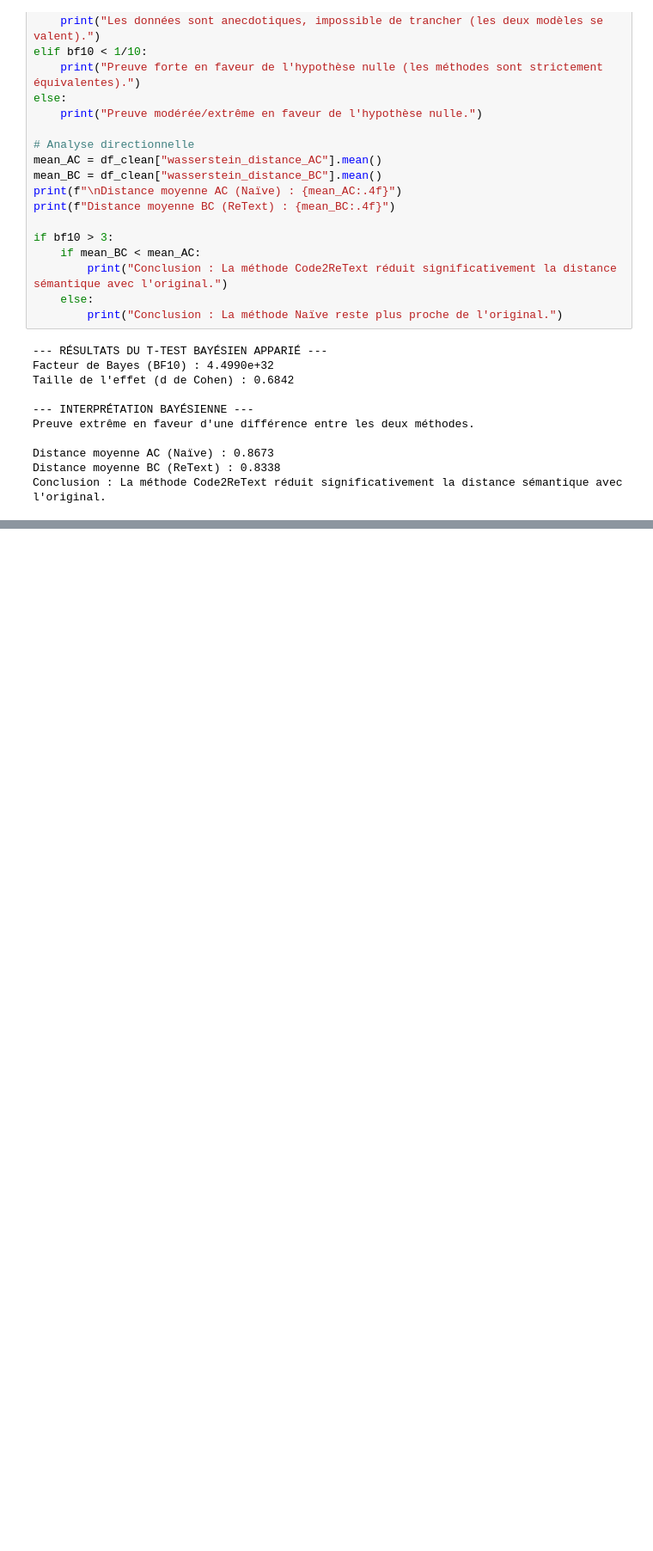
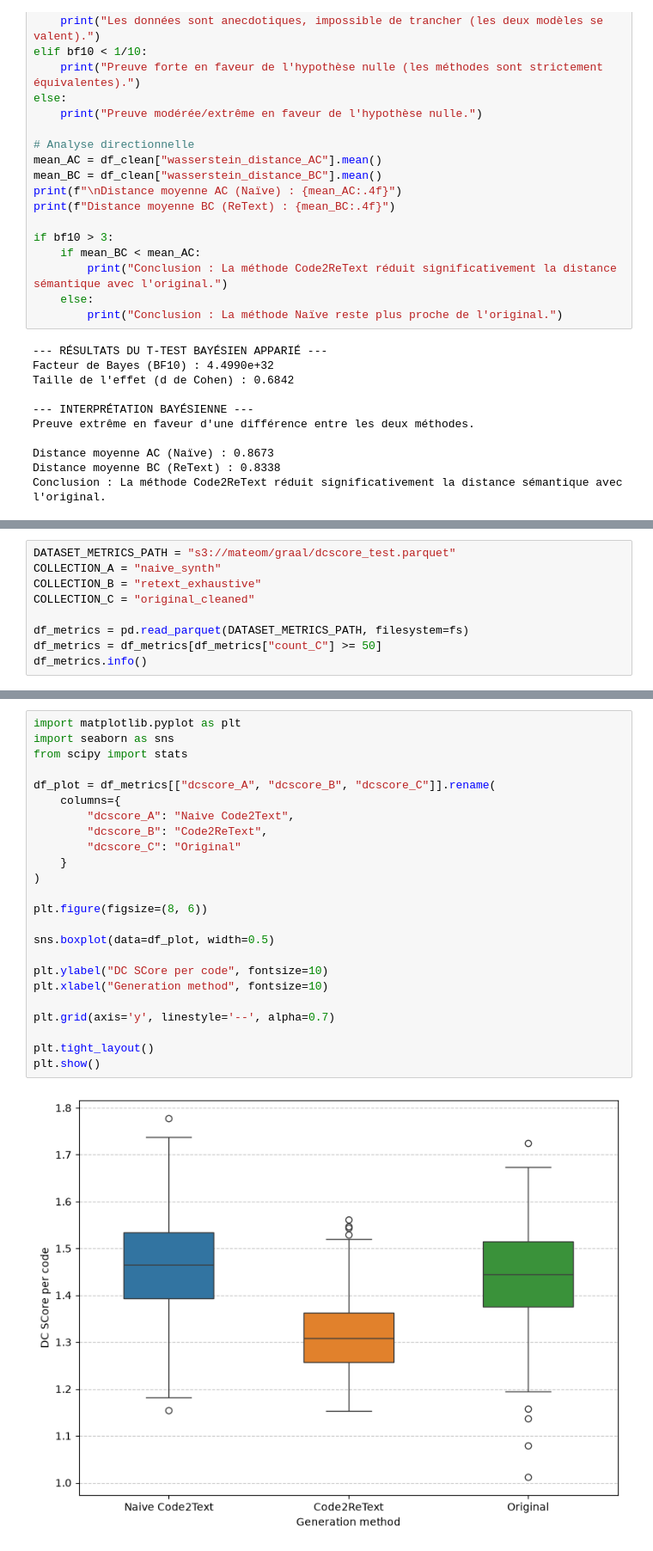
Before and after one commit to mateomorin/Code2Text-presentation, a Jupyter notebook: notebooks/compare_distributions.ipynb, the cells around one changed output, grey strips where cells are left out. Shown at 86% size. Cells and saved outputs as stored; diff of their text form; blank space fills up the shorter version.

```diff
--- a/notebooks/compare_distributions.ipynb
+++ b/notebooks/compare_distributions.ipynb
@@ -423,0 +642,9 @@ Conclusion : La méthode Code2ReText réduit significativement la distance séma
+# %%
+DATASET_METRICS_PATH = "s3://mateom/graal/dcscore_test.parquet"
+COLLECTION_A = "naive_synth"
+COLLECTION_B = "retext_exhaustive"
+COLLECTION_C = "original_cleaned"
+
+df_metrics = pd.read_parquet(DATASET_METRICS_PATH, filesystem=fs)
+df_metrics = df_metrics[df_metrics["count_C"] >= 50]
+df_metrics.info()
@@ -423,0 +665,26 @@ Conclusion : La méthode Code2ReText réduit significativement la distance séma
+# %%
+import matplotlib.pyplot as plt
+import seaborn as sns
+from scipy import stats
+
+df_plot = df_metrics[["dcscore_A", "dcscore_B", "dcscore_C"]].rename(
+    columns={
+        "dcscore_A": "Naive Code2Text",
+        "dcscore_B": "Code2ReText",
+        "dcscore_C": "Original"
+    }
+)
+
+plt.figure(figsize=(8, 6))
+
+sns.boxplot(data=df_plot, width=0.5)
+
+plt.ylabel("DC SCore per code", fontsize=10)
+plt.xlabel("Generation method", fontsize=10)
+
+plt.grid(axis='y', linestyle='--', alpha=0.7)
+
+plt.tight_layout()
+plt.show()
+# %% [output]
+[figure, added]
```
Also changed, not shown: parts of 11 cells of this notebook, 36 other files.
